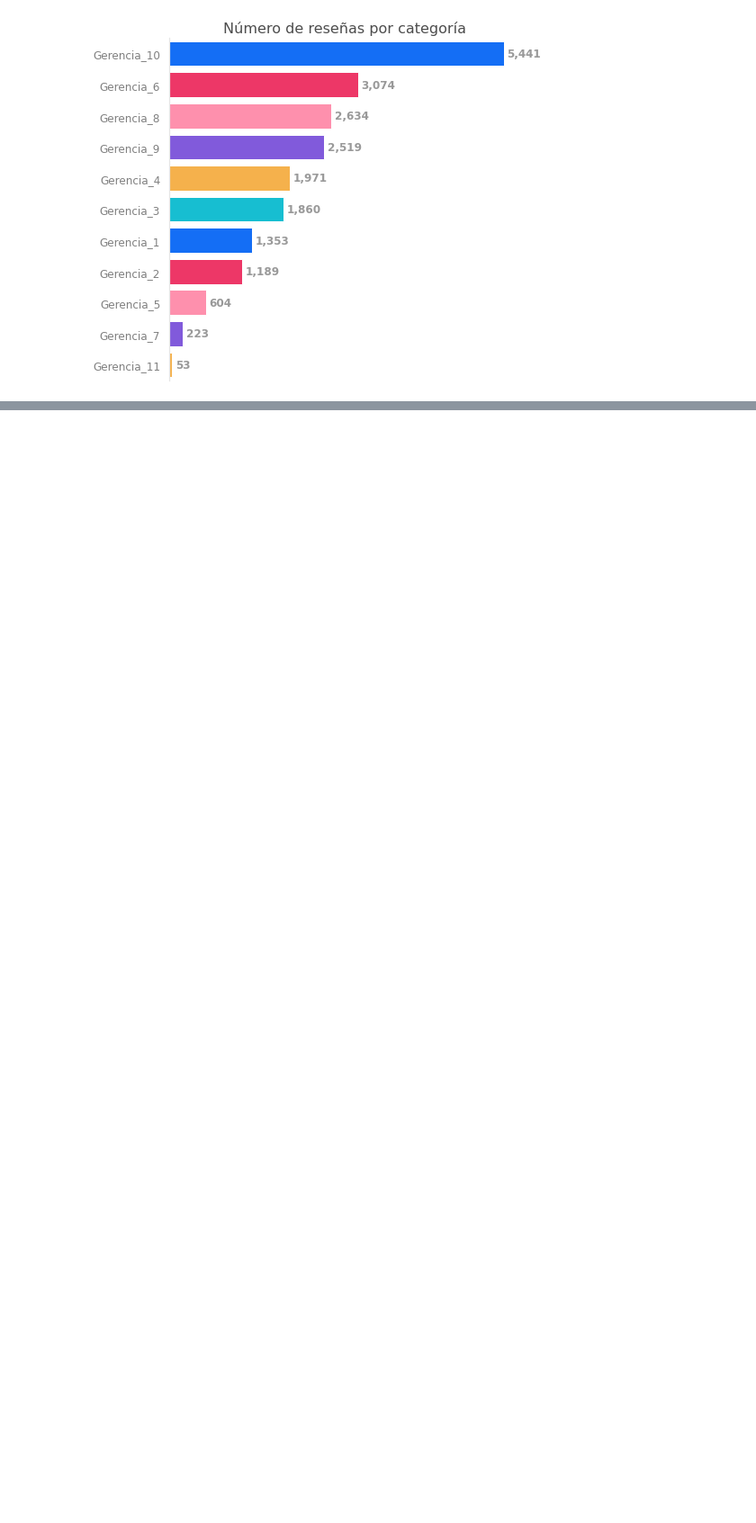
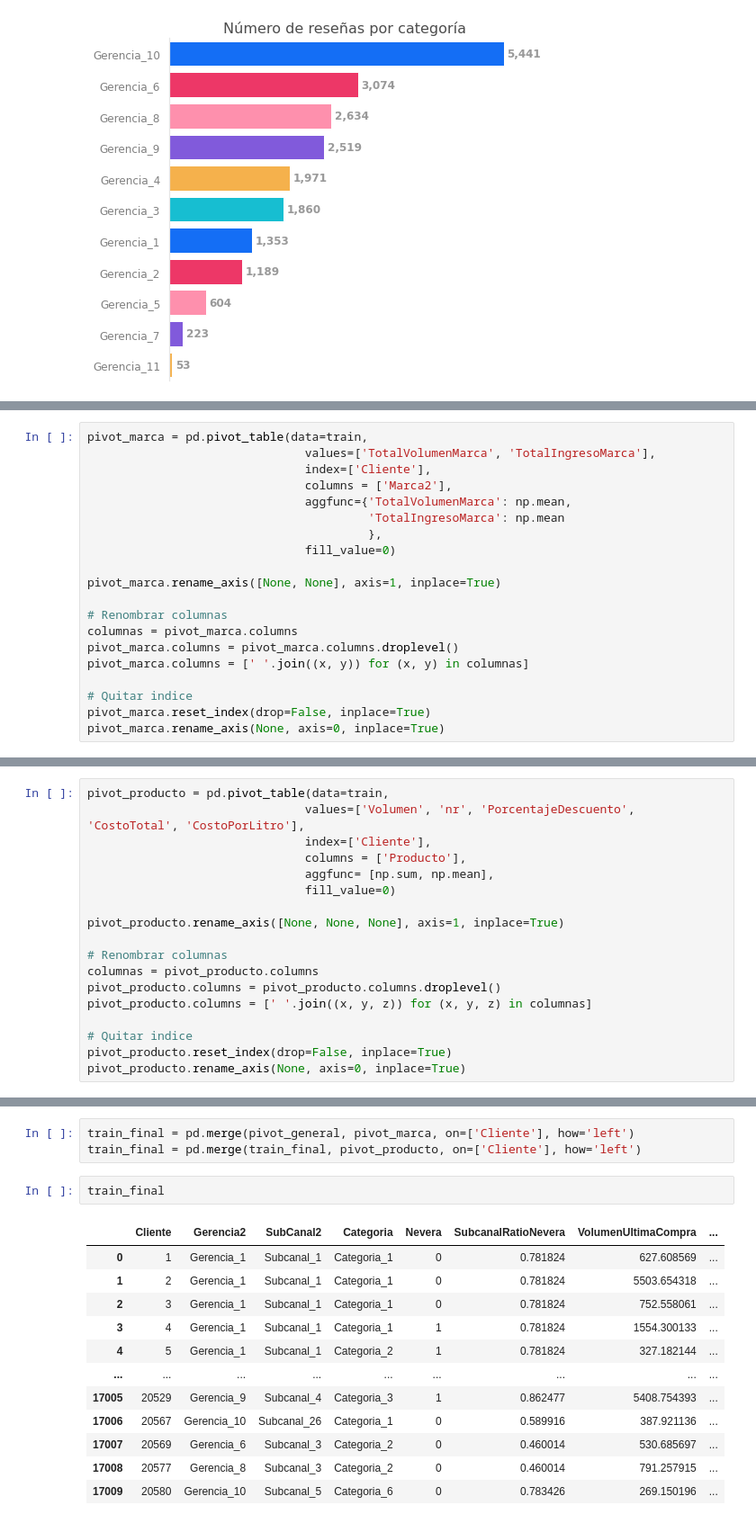
Before and after one commit to andresvanegas19/brewerydatacup, a Jupyter notebook: hackaton.ipynb, the cells around one changed output, grey strips where cells are left out. Shown: that part at 90% size. Drawn from its saved outputs; the diff is of its cells as text; blank space fills up the shorter version.

```diff
--- a/hackaton.ipynb
+++ b/hackaton.ipynb
@@ -336,0 +475,20 @@ Name: Cliente, Length: 9302, dtype: int64
+# %%
+pivot_marca = pd.pivot_table(data=train,
+                               values=['TotalVolumenMarca', 'TotalIngresoMarca'],
+                               index=['Cliente'],
+                               columns = ['Marca2'],
+                               aggfunc={'TotalVolumenMarca': np.mean,
+                                        'TotalIngresoMarca': np.mean
+                                        },
+                               fill_value=0)
+
+pivot_marca.rename_axis([None, None], axis=1, inplace=True)
+
+# Renombrar columnas
+columnas = pivot_marca.columns
+pivot_marca.columns = pivot_marca.columns.droplevel()
+pivot_marca.columns = [' '.join((x, y)) for (x, y) in columnas]
+
+# Quitar indice
+pivot_marca.reset_index(drop=False, inplace=True)
+pivot_marca.rename_axis(None, axis=0, inplace=True)
@@ -336,0 +511,18 @@ Name: Cliente, Length: 9302, dtype: int64
+# %%
+pivot_producto = pd.pivot_table(data=train,
+                               values=['Volumen', 'nr', 'PorcentajeDescuento', 'CostoTotal', 'CostoPorLitro'],
+                               index=['Cliente'],
+                               columns = ['Producto'],
+                               aggfunc= [np.sum, np.mean],
+                               fill_value=0)
+
+pivot_producto.rename_axis([None, None, None], axis=1, inplace=True)
+
+# Renombrar columnas
+columnas = pivot_producto.columns
+pivot_producto.columns = pivot_producto.columns.droplevel()
+pivot_producto.columns = [' '.join((x, y, z)) for (x, y, z) in columnas]
+
+# Quitar indice
+pivot_producto.reset_index(drop=False, inplace=True)
+pivot_producto.rename_axis(None, axis=0, inplace=True)
@@ -336,0 +547,18 @@ Name: Cliente, Length: 9302, dtype: int64
+# %%
+train_final = pd.merge(pivot_general, pivot_marca, on=['Cliente'], how='left')
+train_final = pd.merge(train_final, pivot_producto, on=['Cliente'], how='left')
+# %%
+train_final
+# %% [output]
+|  | Cliente | Gerencia2 | SubCanal2 | Categoria | Nevera | SubcanalRatioNevera | VolumenUltimaCompra | ... |
+| 0 | 1 | Gerencia_1 | Subcanal_1 | Categoria_1 | 0 | 0.781824 | 627.608569 | ... |
+| 1 | 2 | Gerencia_1 | Subcanal_1 | Categoria_1 | 0 | 0.781824 | 5503.654318 | ... |
+| 2 | 3 | Gerencia_1 | Subcanal_1 | Categoria_1 | 0 | 0.781824 | 752.558061 | ... |
+| 3 | 4 | Gerencia_1 | Subcanal_1 | Categoria_1 | 1 | 0.781824 | 1554.300133 | ... |
+| 4 | 5 | Gerencia_1 | Subcanal_1 | Categoria_2 | 1 | 0.781824 | 327.182144 | ... |
+| ... | ... | ... | ... | ... | ... | ... | ... | ... |
+| 17005 | 20529 | Gerencia_9 | Subcanal_4 | Categoria_3 | 1 | 0.862477 | 5408.754393 | ... |
+| 17006 | 20567 | Gerencia_10 | Subcanal_26 | Categoria_1 | 0 | 0.589916 | 387.921136 | ... |
+| 17007 | 20569 | Gerencia_6 | Subcanal_3 | Categoria_2 | 0 | 0.460014 | 530.685697 | ... |
+| 17008 | 20577 | Gerencia_8 | Subcanal_3 | Categoria_2 | 0 | 0.460014 | 791.257915 | ... |
+| 17009 | 20580 | Gerencia_10 | Subcanal_5 | Categoria_6 | 0 | 0.783426 | 269.150196 | ... |
```
Also changed, not shown: parts of 97 cells of this notebook.
